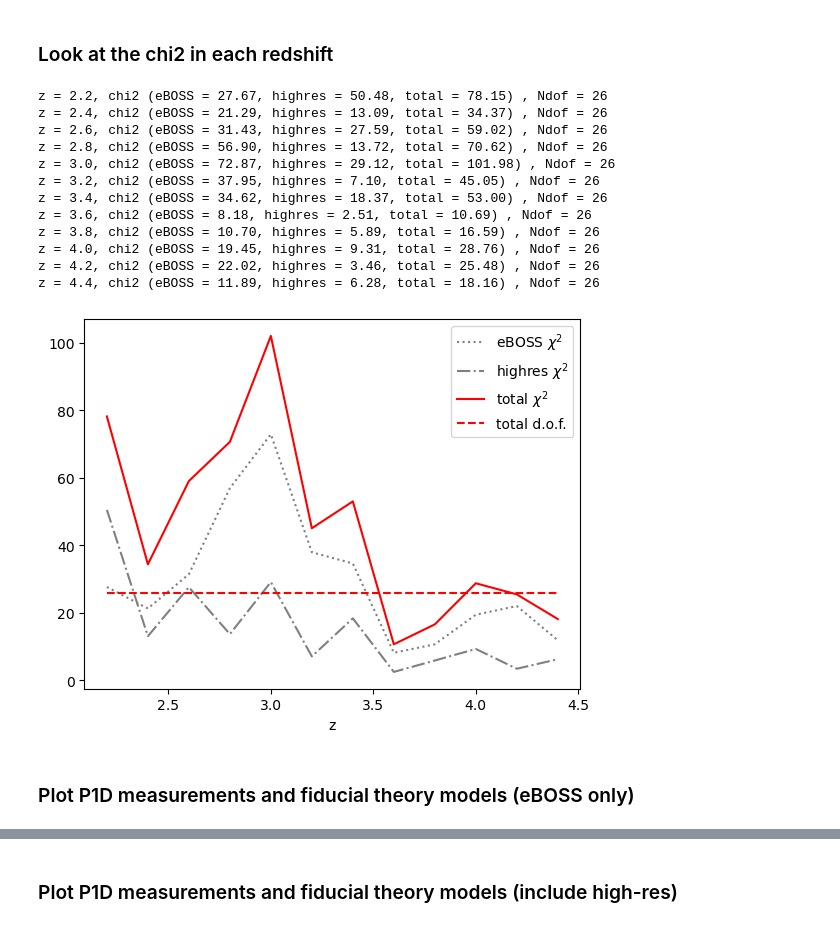
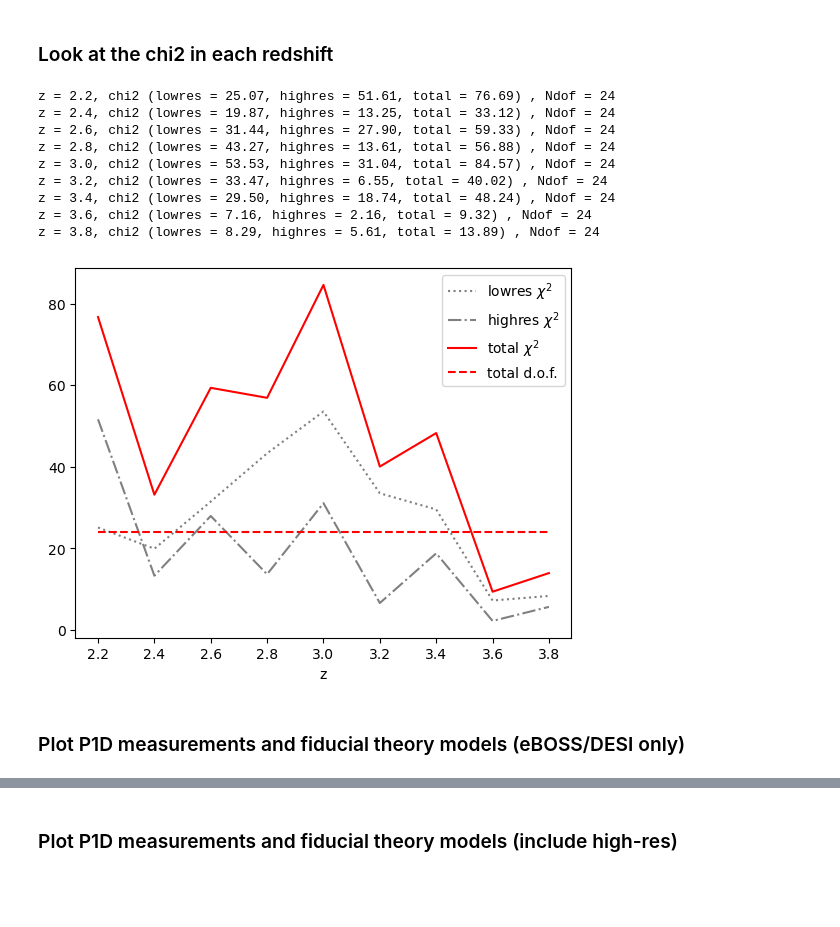
Before and after one commit to igmhub/cup1d, a Jupyter notebook: notebooks/likelihood/plot_marseille.ipynb, the cells around one changed output, grey strips where cells are left out. Cells and saved outputs as stored; diff of their text form; code cells hidden in the pictures; blank space fills up the shorter version.

```diff
--- a/notebooks/likelihood/plot_marseille.ipynb
+++ b/notebooks/likelihood/plot_marseille.ipynb
@@ -35,13 +39,14 @@ args.parallel=False
 args.explore=False
 # %%
 z_min=2.2
-z_max=4.4
+z_max=3.8
 zs=np.arange(z_min,z_max+0.01,0.2)
 Nz=len(zs)
 print(Nz, zs)
 # how many zs to plot
 plot_every_iz=2
-# trim wavenumbers in eBOSS and high-resolution
-eboss_kmax_kms=0.012
-highres_kmin_kms=0.008
+# trim wavenumbers in low-resolution and high-resolution P1Ds
+lr_kmin_kms=0.002
+lr_kmax_kms=0.012
+hr_kmin_kms=0.009
 # %% [output]
@@ -82,7 +87,7 @@ def get_onez_likelihood(z):
         z_max=z+0.01,
     )
 
-    data.cull_data(kmax_kms=eboss_kmax_kms)
+    data.cull_data(kmin_kms=lr_kmin_kms,kmax_kms=lr_kmax_kms)
 
     extra_data = set_P1D_hires(
         archive,
@@ -95,7 +100,7 @@ def get_onez_likelihood(z):
         z_max=z+0.01,
     )
 
-    extra_data.cull_data(kmin_kms=highres_kmin_kms)
+    extra_data.cull_data(kmin_kms=hr_kmin_kms)
 
     like = set_like(
         emulator,
@@ -193,10 +198,10 @@ for iz in range(Nz):
     # store chi2 and Ndof
     allz_runs[iz]['best_fit_values']=sampler.mle_cube
     npar=len(allz_runs[iz]['best_fit_values'])
-    # eBOSS chi2 / Nk
-    allz_runs[iz]['eB_chi2']=sampler.like.get_chi2(values=allz_runs[iz]['best_fit_values'])
-    allz_runs[iz]['eB_Nk']=len(sampler.like.data.k_kms[0])
-    # eBOSS chi2 / Nk
+    # low-resolution (eBOSS/DESI) chi2 / Nk
+    allz_runs[iz]['lr_chi2']=sampler.like.get_chi2(values=allz_runs[iz]['best_fit_values'])
+    allz_runs[iz]['lr_Nk']=len(sampler.like.data.k_kms[0])
+    # high-resolution chi2 / Nk
     allz_runs[iz]['hr_chi2']=sampler.like.extra_p1d_like.get_chi2(values=allz_runs[iz]['best_fit_values'])
     allz_runs[iz]['hr_Nk']=len(sampler.like.extra_p1d_like.data.k_kms[0])
 # %% [output]
@@ -257,39 +254,36 @@ if False:
 for iz in range(Nz):
     run=allz_runs[iz]
     npar=len(run['best_fit_values'])
-    print('z = {:.1f}, chi2 (eBOSS = {:.2f}, highres = {:.2f}, total = {:.2f}) , Ndof = {}'.format(
-            zs[iz], run['eB_chi2'], run['hr_chi2'], run['eB_chi2']+run['hr_chi2'],
-            run['eB_Nk']+run['hr_Nk']-npar))
+    print('z = {:.1f}, chi2 (lowres = {:.2f}, highres = {:.2f}, total = {:.2f}) , Ndof = {}'.format(
+            zs[iz], run['lr_chi2'], run['hr_chi2'], run['lr_chi2']+run['hr_chi2'],
+            run['lr_Nk']+run['hr_Nk']-npar))
 # %% [output]
-z = 2.2, chi2 (eBOSS = 27.67, highres = 50.48, total = 78.15) , Ndof = 26
-z = 2.4, chi2 (eBOSS = 21.29, highres = 13.09, total = 34.37) , Ndof = 26
-z = 2.6, chi2 (eBOSS = 31.43, highres = 27.59, total = 59.02) , Ndof = 26
-z = 2.8, chi2 (eBOSS = 56.90, highres = 13.72, total = 70.62) , Ndof = 26
-z = 3.0, chi2 (eBOSS = 72.87, highres = 29.12, total = 101.98) , Ndof = 26
-z = 3.2, chi2 (eBOSS = 37.95, highres = 7.10, total = 45.05) , Ndof = 26
-z = 3.4, chi2 (eBOSS = 34.62, highres = 18.37, total = 53.00) , Ndof = 26
-z = 3.6, chi2 (eBOSS = 8.18, highres = 2.51, total = 10.69) , Ndof = 26
-z = 3.8, chi2 (eBOSS = 10.70, highres = 5.89, total = 16.59) , Ndof = 26
-z = 4.0, chi2 (eBOSS = 19.45, highres = 9.31, total = 28.76) , Ndof = 26
-z = 4.2, chi2 (eBOSS = 22.02, highres = 3.46, total = 25.48) , Ndof = 26
-z = 4.4, chi2 (eBOSS = 11.89, highres = 6.28, total = 18.16) , Ndof = 26
+z = 2.2, chi2 (lowres = 25.07, highres = 51.61, total = 76.69) , Ndof = 24
+z = 2.4, chi2 (lowres = 19.87, highres = 13.25, total = 33.12) , Ndof = 24
+z = 2.6, chi2 (lowres = 31.44, highres = 27.90, total = 59.33) , Ndof = 24
+z = 2.8, chi2 (lowres = 43.27, highres = 13.61, total = 56.88) , Ndof = 24
+z = 3.0, chi2 (lowres = 53.53, highres = 31.04, total = 84.57) , Ndof = 24
+z = 3.2, chi2 (lowres = 33.47, highres = 6.55, total = 40.02) , Ndof = 24
+z = 3.4, chi2 (lowres = 29.50, highres = 18.74, total = 48.24) , Ndof = 24
+z = 3.6, chi2 (lowres = 7.16, highres = 2.16, total = 9.32) , Ndof = 24
+z = 3.8, chi2 (lowres = 8.29, highres = 5.61, total = 13.89) , Ndof = 24
 # %%
-eB_chi2=np.array([allz_runs[iz]['eB_chi2'] for iz in range(Nz)])
+lr_chi2=np.array([allz_runs[iz]['lr_chi2'] for iz in range(Nz)])
 hr_chi2=np.array([allz_runs[iz]['hr_chi2'] for iz in range(Nz)])
-eB_Nk=np.array([allz_runs[iz]['eB_Nk'] for iz in range(Nz)])
+lr_Nk=np.array([allz_runs[iz]['lr_Nk'] for iz in range(Nz)])
 hr_Nk=np.array([allz_runs[iz]['hr_Nk'] for iz in range(Nz)])
 npar=[len(allz_runs[iz]['best_fit_values']) for iz in range(Nz)]
-plt.plot(zs,eB_chi2,label=r'eBOSS $\chi^2$',color='gray',ls=':')
+plt.plot(zs,lr_chi2,label=r'lowres $\chi^2$',color='gray',ls=':')
 plt.plot(zs,hr_chi2,label=r'highres $\chi^2$',color='gray',ls='-.')
-plt.plot(zs,eB_chi2+hr_chi2,label=r'total $\chi^2$',color='red',ls='-')
-plt.plot(zs,eB_Nk+hr_Nk-npar,label=r'total d.o.f.',color='red',ls='--')
+plt.plot(zs,lr_chi2+hr_chi2,label=r'total $\chi^2$',color='red',ls='-')
+plt.plot(zs,lr_Nk+hr_Nk-npar,label=r'total d.o.f.',color='red',ls='--')
 plt.legend()
 plt.xlabel('z')
-plt.savefig('chi2_eboss_highres.png')
+plt.savefig('chi2_lr_hr.png')
 # %% [output]
-[figure, old version]
+[figure, new version]
 # %% [markdown]
-### Plot P1D measurements and fiducial theory models (eBOSS only)
+### Plot P1D measurements and fiducial theory models (eBOSS/DESI only)
 # %%
 residuals=False
 sampling_p1d=100
```
Also changed, not shown: parts of 29 cells of this notebook.
